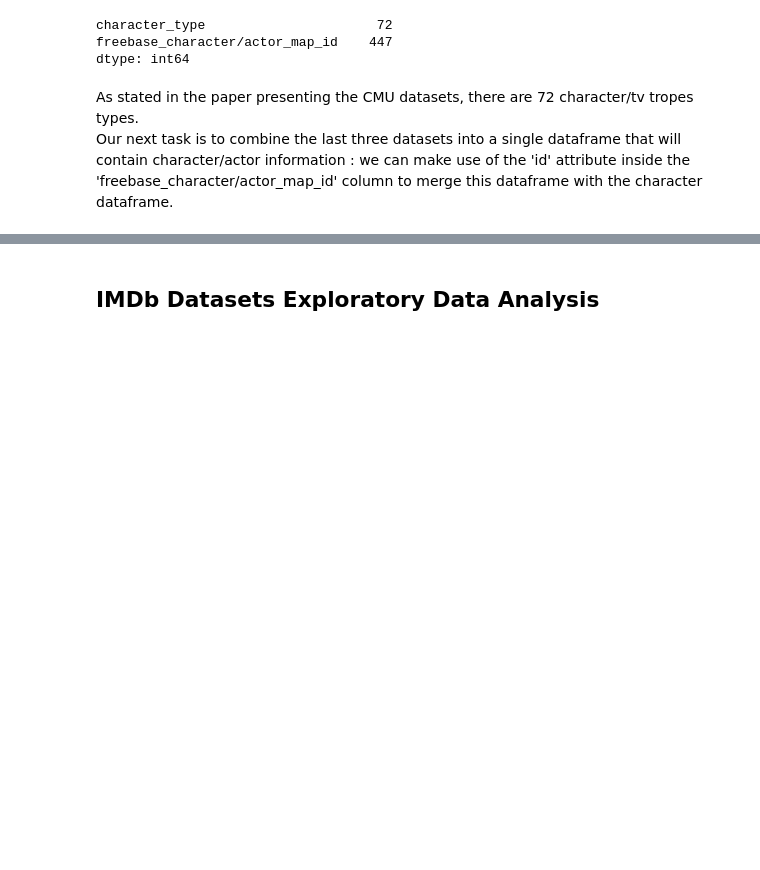
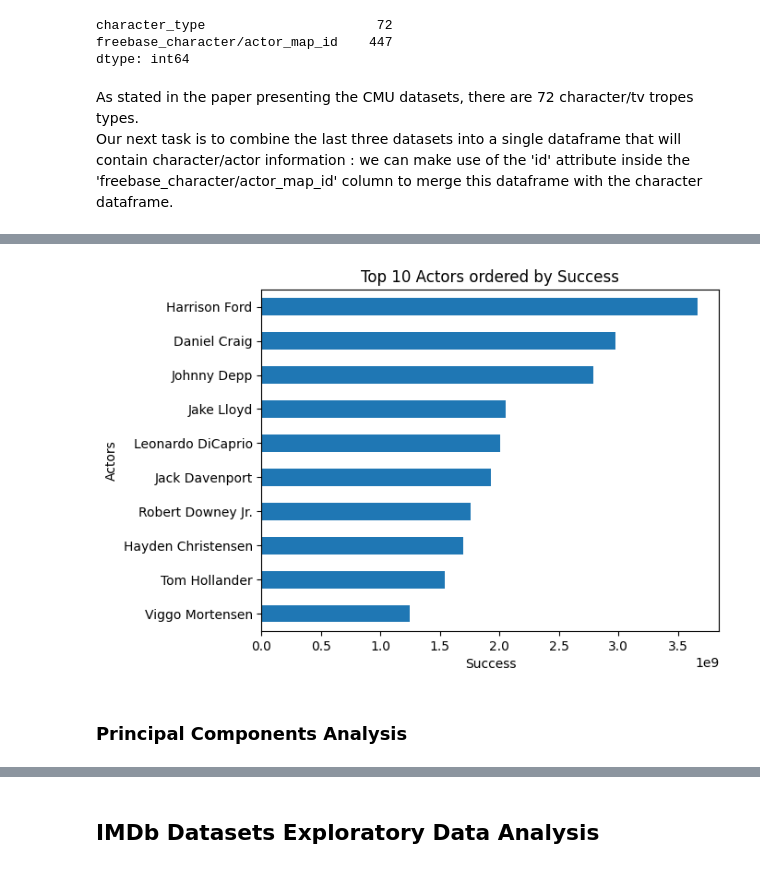
Before and after one commit to epfl-ada/ada-2022-project-shno, a Jupyter notebook: cmu_analysis.ipynb, the cells around one changed output, grey strips where cells are left out. Cells and saved outputs as stored; diff of their text form; code cells hidden in the pictures; blank space fills up the shorter version.

```diff
--- a/cmu_analysis.ipynb
+++ b/cmu_analysis.ipynb
@@ -424,0 +594,8 @@ Our ultimate goal is to create two dataframes : the first will be movie-centric
+# %%
+character_unique_actor['movie_number'] = character_unique_actor['freebase_movie_id'].apply(lambda x: len(x))
+# %%
+# filter nan values
+character_unique_actor = character_unique_actor[character_unique_actor['average_movie_revenue'].notnull()]
+# %%
+character_unique_actor.index = character_unique_actor.actor_name
+character_unique_actor.head()
@@ -424,0 +611,25 @@ Our ultimate goal is to create two dataframes : the first will be movie-centric
+# %%
+character_unique_actor['success'] = character_unique_actor.apply(lambda x: x['average_movie_revenue'] * x['movie_number'], axis=1)
+# %%
+# Sort the dataframe by the 'success' attribute
+character_unique_actor_sorted = character_unique_actor.sort_values(by='success', ascending=False).head(10)
+
+# Reverse the order of the rows
+character_unique_actor_sorted = character_unique_actor_sorted.iloc[::-1]
+
+# Create a horizontal bar plot
+character_unique_actor_sorted['success'].plot.barh()
+
+
+# TODO: change the style of the bar plot
+# Add labels and a title
+plt.xlabel('Success')
+plt.ylabel('Actors')
+plt.title('Top 10 Actors ordered by Success')
+
+# Show the plot
+plt.show()
+# %% [output]
+[figure, added]
+# %% [markdown]
+### Principal Components Analysis
```
Also changed, not shown: parts of 76 cells of this notebook, 1 other file.
